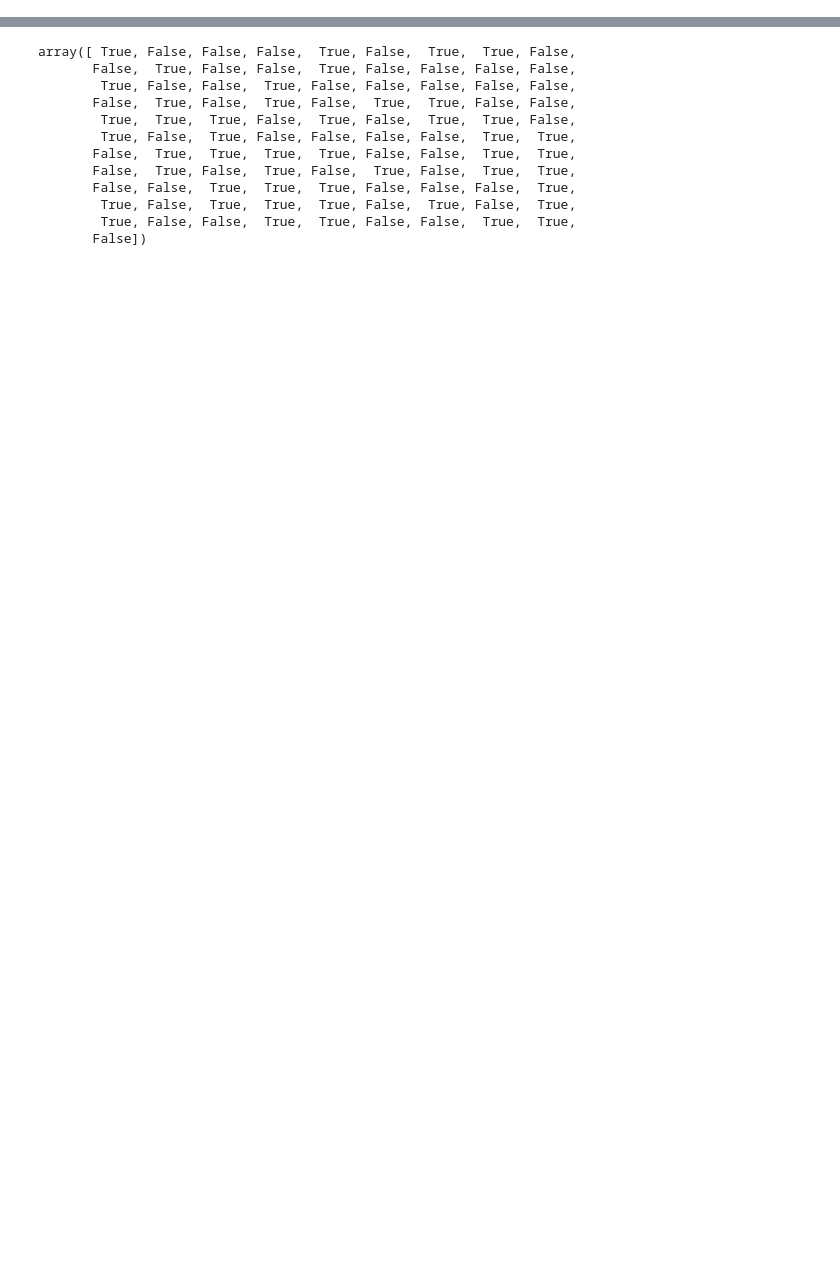
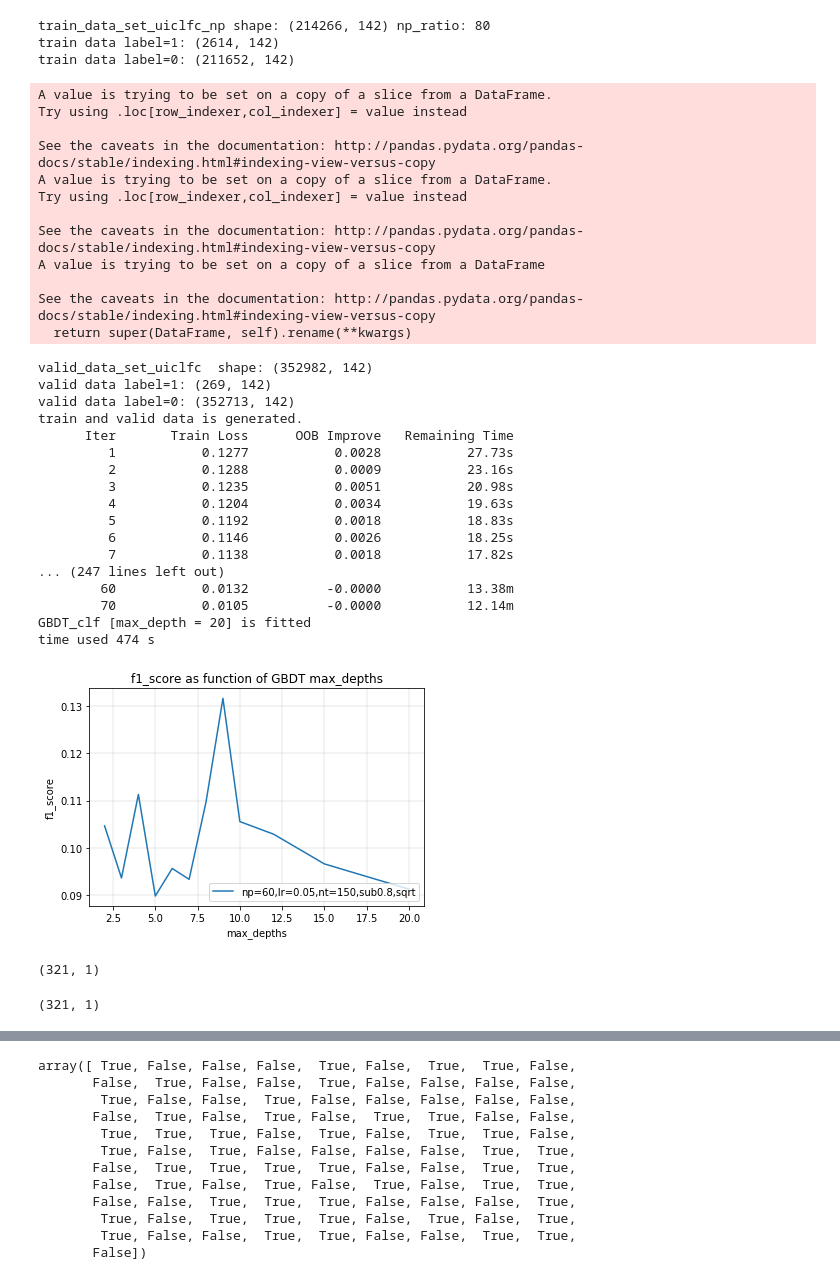
Before and after one commit to sangyongjia/MobileRecommendation, a Jupyter notebook: Feature/Tuning.ipynb, the cells around one changed output, grey strips where cells are left out. Saved outputs shown, nothing was run; the diff lists cells and outputs as text; code cells hidden in the pictures; blank space fills up the shorter version.

```diff
--- a/Feature/Tuning.ipynb
+++ b/Feature/Tuning.ipynb
@@ -52,0 +435,75 @@ plt.show()
+# %%
+# (3.1) selection for best max_depth of GBDT
+# training and validating
+valid_X, valid_y, train_X, train_y = valid_train_set_construct(0.1, 80)
+
+max_depths = []
+f1_scores = []
+for md in [2,3,4,5,6,7,8,9,10,12,15,20]:
+    t1 = time.time()
+    # generation of training and valid set
+
+    # generation of GBDT model and fit
+    modle_gbdt = GradientBoostingClassifier(max_depth=md,
+                                                              min_samples_leaf=10,
+                                                              learning_rate=0.05,
+                                                              n_estimators=180,
+                                                              subsample=0.8,
+                                                              max_features="sqrt",
+                                                              verbose=True,
+                                                              n_iter_no_change=50,
+                                                              tol=1e-4)
+    modle_gbdt.fit(train_X, train_y)
+
+    # validation and evaluation
+    valid_y_pred = modle_gbdt.predict(valid_X)
+    f1_scores.append(metrics.f1_score(valid_y, valid_y_pred))
+    max_depths.append(md)
+    print('GBDT_clf [max_depth = %d] is fitted' % md)
+
+    t2 = time.time()
+    print('time used %d s' % (t2-t1))
+
+# plot the result
+f1 = plt.figure(1)
+plt.plot(max_depths, f1_scores, label="np=60,lr=0.05,nt=150,sub0.8,sqrt")
+plt.xlabel('max_depths')
+plt.ylabel('f1_score')
+plt.title('f1_score as function of GBDT max_depths')
+plt.legend(loc=4)
+plt.grid(True, linewidth=0.3)
+plt.show()
+# %% [output]
+train_data_set_uiclfc_np shape: (214266, 142) np_ratio: 80
+train data label=1: (2614, 142)
+train data label=0: (211652, 142)
+A value is trying to be set on a copy of a slice from a DataFrame.
+Try using .loc[row_indexer,col_indexer] = value instead
+
+See the caveats in the documentation: http://pandas.pydata.org/pandas-docs/stable/indexing.html#indexing-view-versus-copy
+A value is trying to be set on a copy of a slice from a DataFrame.
+Try using .loc[row_indexer,col_indexer] = value instead
+
+See the caveats in the documentation: http://pandas.pydata.org/pandas-docs/stable/indexing.html#indexing-view-versus-copy
+A value is trying to be set on a copy of a slice from a DataFrame
+
+See the caveats in the documentation: http://pandas.pydata.org/pandas-docs/stable/indexing.html#indexing-view-versus-copy
+  return super(DataFrame, self).rename(**kwargs)
+valid_data_set_uiclfc  shape: (352982, 142)
+valid data label=1: (269, 142)
+valid data label=0: (352713, 142)
+train and valid data is generated.
+      Iter       Train Loss      OOB Improve   Remaining Time
+         1           0.1277           0.0028           27.73s
+         2           0.1288           0.0009           23.16s
+         3           0.1235           0.0051           20.98s
+         4           0.1204           0.0034           19.63s
+         5           0.1192           0.0018           18.83s
+         6           0.1146           0.0026           18.25s
+         7           0.1138           0.0018           17.82s
+... (247 lines left out)
+        60           0.0132          -0.0000           13.38m
+        70           0.0105          -0.0000           12.14m
+GBDT_clf [max_depth = 20] is fitted
+time used 474 s
+[figure, added]
@@ -52,0 +512,5 @@ plt.show()
+# %%
+a.shape
+# %% [output]
+(321, 1)
+(321, 1)
```
Also changed, not shown: parts of 17 cells of this notebook, 10 other files.
